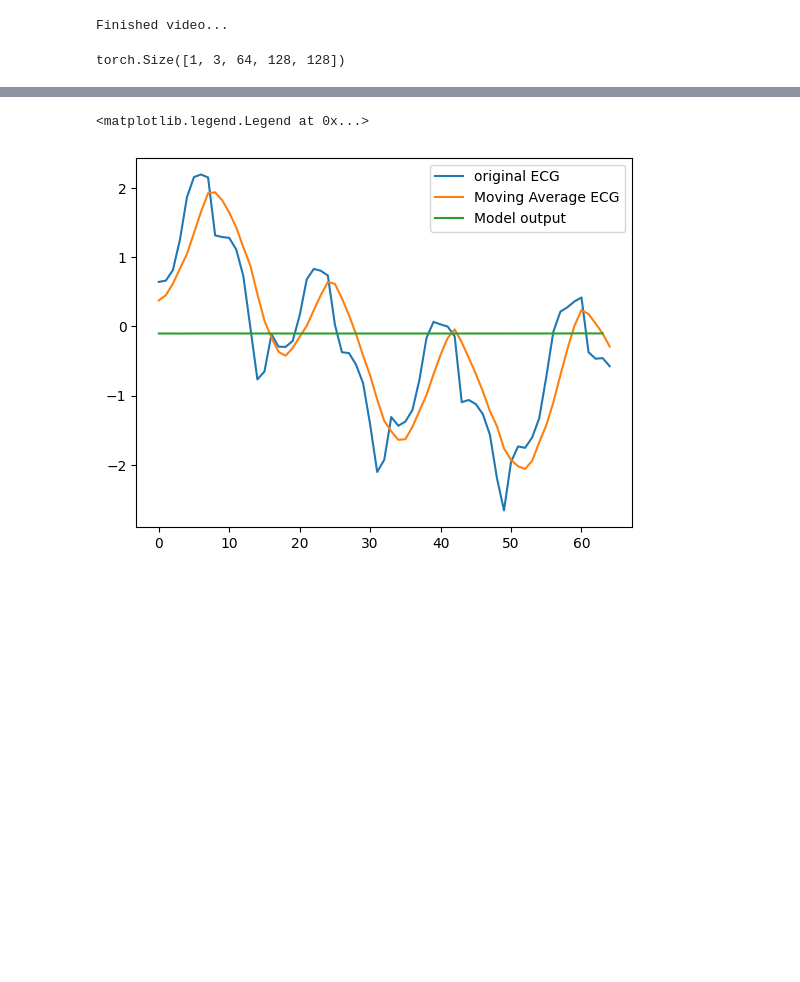
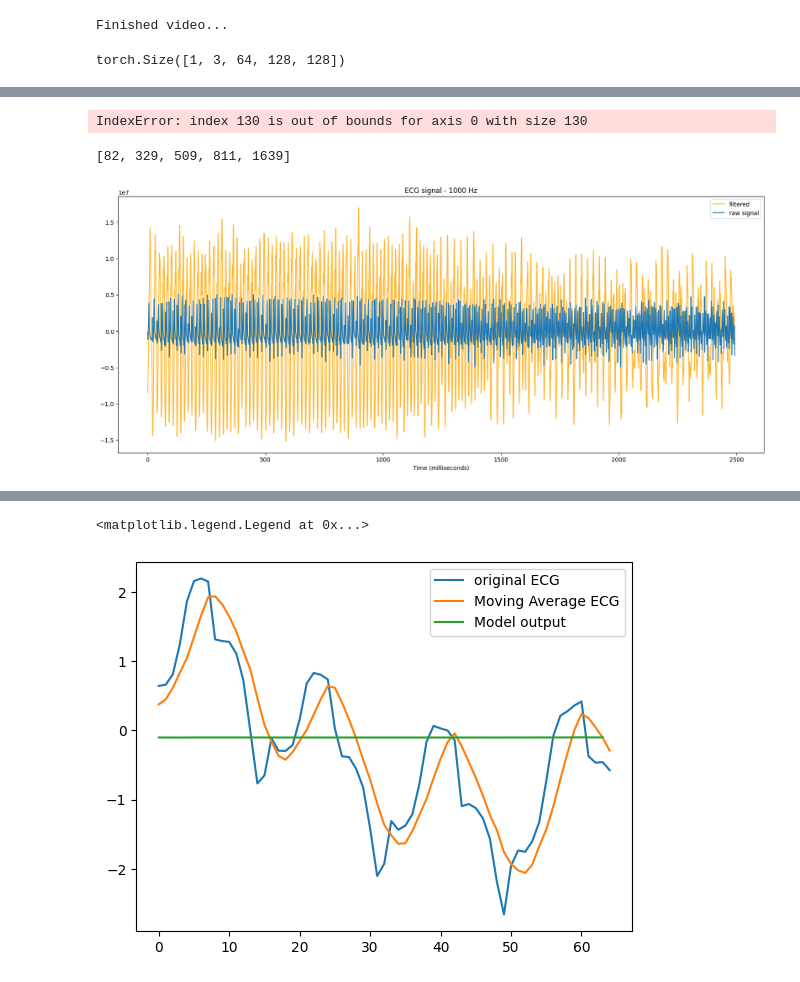
Before and after one commit to s180820/Eulerian_Magnificaiton, a Jupyter notebook: Code/Dev_notebooks/test_model.ipynb, the cells around one changed output, grey strips where cells are left out. Saved outputs shown, nothing was run; the diff lists cells and outputs as text; code cells hidden in the pictures; blank space fills up the shorter version.

```diff
--- a/Code/Dev_notebooks/test_model.ipynb
+++ b/Code/Dev_notebooks/test_model.ipynb
@@ -122,0 +161,34 @@ def moving_average(series, window_size=5):
+# %%
+from ecgdetectors import Detectors
+fs=250
+detectors = Detectors(fs)
+ecg = pd.read_csv(ecg_path)
+ecg = ecg.groupby(by="milliseconds", as_index=False).mean()
+ecg = ecg.iloc[int(idx.iloc[1].idx_sig/5):][:65*2]
+#r_peaks = detectors.two_average_detector(ecg[" ECG"])
+# %% [output]
+IndexError: index 130 is out of bounds for axis 0 with size 130
+# %%
+r_peaks
+# %% [output]
+[82, 329, 509, 811, 1639]
+# %%
+# linear spaced vector between 0.5 pi and 1.5 pi
+v = np.linspace(0.5 * np.pi, 1.5 * np.pi, 15)
+
+# create sine filter for approximating QRS feature
+peak_filter = np.sin(v)
+
+# compute cross correlation between ecg and the sine filter
+ecg = pd.read_csv(ecg_path)
+ecg = ecg.groupby(by="milliseconds", as_index=False).mean()
+ecg_transformed = np.correlate(ecg[" ECG"], peak_filter, mode="same")
+plt.figure(figsize=(20,8))
+plt.title('ECG signal - 1000 Hz')
+plt.plot(ecg_transformed, alpha = 0.8, c='orange')
+plt.plot(ecg[" ECG"], alpha = 1)
+plt.gca().legend(('filtered','raw signal'))
+plt.xlabel('Time (milliseconds)')
+plt.show()
+# %% [output]
+[figure, added]
```
Also changed, not shown: parts of 7 cells of this notebook, 2 other files.
